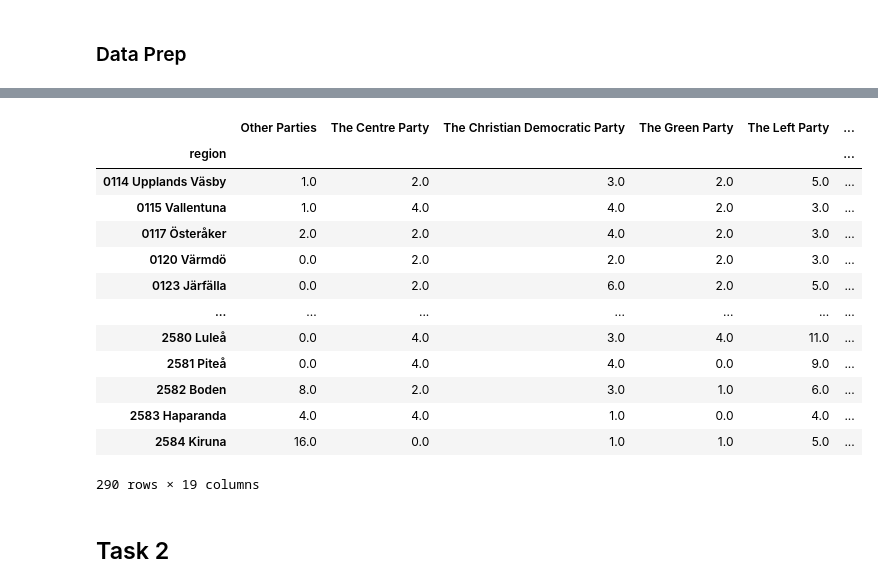
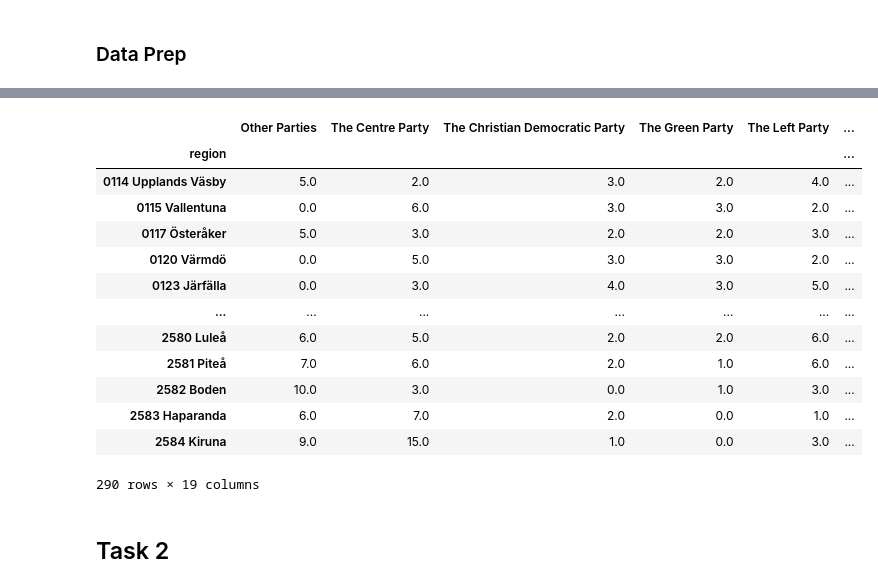
Before and after one commit to Keno-git/DS_assigment1, a Jupyter notebook: Assigment_1/Assigment_1.ipynb, the cells around one changed output, grey strips where cells are left out. Drawn from its saved outputs; the diff is of its cells as text; code cells hidden in the pictures.

```diff
--- a/Assigment_1/Assigment_1.ipynb
+++ b/Assigment_1/Assigment_1.ipynb
@@ -87,9 +87,7 @@ political_seats
 # %%
 income = pd.read_csv("../datasets/income_statements.csv", encoding="iso8859_10", header=1)
 # %%
-years = income.columns[2:].to_list()
-features = income["Income statement"].unique().tolist()
-features.append("region")
+income = income.drop("2022", axis=1)
 income = income.melt(id_vars=["region", "Income statement"], var_name="year", value_name="value")
 # %%
 income = income.replace("..", 0)
@@ -98,11 +112,22 @@ income["value"] = income["value"].astype(float)
 # %%
 #df.loc[df["Product Type"].isin(["Coffee", "Espresso"])].index.to_list()
 regions =  income["region"].unique().tolist()
-print(regions)
-vf = income.loc[income.loc[income["region"].isin(['0114 Upplands Väsby'])].index.to_list(), ["region", "year", "value"]]
-vf.loc[0::10]
+#print(regions)
+#vf = income.loc[income.loc[income["region"].isin(['0114 Upplands Väsby'])].index.to_list(), ["region", "year", "value"]]
+#vf.loc[0::10][4:4]
+#vf.loc[0::10]
 #print(vf.loc[0::10][4*8:4*8+1:]["value"])#[start:stop:step]
-#for reg in regions:
-#  vf = income.loc[income.loc[income["region"].isin([reg])].index.to_list(), ["region", "year", "value"]]
-#  for i in range(10 - 1): # len featuers
-#    print(vf.loc[0::10][4*i:4*i+1:]["value"].mean())#[start:stop:step]
+tmp = pd.DataFrame(columns=income.columns.to_list())
+for reg in regions:
+  vf = income.loc[income.loc[income["region"].isin([reg])].index.to_list()]
+  vf = vf.reset_index()
+  for feat in range(10): # len featuers
+    fea_df = vf.loc[feat::10].reset_index()
+    for i in range(int(len(fea_df["year"])/4)):
+      row = pd.DataFrame([{
+        "region":fea_df.loc[i, "region"],
+        "Income statement": fea_df.loc[i, "Income statement"],
+        "year":fea_df.loc[i*4, "year"],
+        "value":fea_df.loc[4*i:4*(i+1)]["value"].mean()
+        }])
+      tmp = pd.concat([tmp, row])
@@ -127,0 +134,2 @@ vf.loc[0::10]
+# %%
+tmp  = tmp.reset_index().drop("index", axis=1)
@@ -128,5 +152,5 @@ vf.loc[0::10]
 # %%
-income = income.pivot_table(index=["year", "region"], columns="Income statement", values="value")
+income = tmp.pivot_table(index=["year", "region"], columns="Income statement", values="value")
 income
 # %% [output]
 |  | Income statement | Financial costs | Financial income | General grants and equalisation g... | Net profit/loss after financial i... | ... |
@@ -183,19 +207,19 @@ df
 # %%
-df.loc['1998']
+df.loc['2018']
 # %% [output]
 |  | Other Parties | The Centre Party | The Christian Democratic Party | The Green Party | The Left Party | ... |
 | region |  |  |  |  |  | ... |
-| 0114 Upplands Väsby | 1.0 | 2.0 | 3.0 | 2.0 | 5.0 | ... |
-| 0115 Vallentuna | 1.0 | 4.0 | 4.0 | 2.0 | 3.0 | ... |
-| 0117 Österåker | 2.0 | 2.0 | 4.0 | 2.0 | 3.0 | ... |
-| 0120 Värmdö | 0.0 | 2.0 | 2.0 | 2.0 | 3.0 | ... |
-| 0123 Järfälla | 0.0 | 2.0 | 6.0 | 2.0 | 5.0 | ... |
+| 0114 Upplands Väsby | 5.0 | 2.0 | 3.0 | 2.0 | 4.0 | ... |
+| 0115 Vallentuna | 0.0 | 6.0 | 3.0 | 3.0 | 2.0 | ... |
+| 0117 Österåker | 5.0 | 3.0 | 2.0 | 2.0 | 3.0 | ... |
+| 0120 Värmdö | 0.0 | 5.0 | 3.0 | 3.0 | 2.0 | ... |
+| 0123 Järfälla | 0.0 | 3.0 | 4.0 | 3.0 | 5.0 | ... |
 | ... | ... | ... | ... | ... | ... | ... |
-| 2580 Luleå | 0.0 | 4.0 | 3.0 | 4.0 | 11.0 | ... |
-| 2581 Piteå | 0.0 | 4.0 | 4.0 | 0.0 | 9.0 | ... |
-| 2582 Boden | 8.0 | 2.0 | 3.0 | 1.0 | 6.0 | ... |
-| 2583 Haparanda | 4.0 | 4.0 | 1.0 | 0.0 | 4.0 | ... |
-| 2584 Kiruna | 16.0 | 0.0 | 1.0 | 1.0 | 5.0 | ... |
+| 2580 Luleå | 6.0 | 5.0 | 2.0 | 2.0 | 6.0 | ... |
+| 2581 Piteå | 7.0 | 6.0 | 2.0 | 1.0 | 6.0 | ... |
+| 2582 Boden | 10.0 | 3.0 | 0.0 | 1.0 | 3.0 | ... |
+| 2583 Haparanda | 6.0 | 7.0 | 2.0 | 0.0 | 1.0 | ... |
+| 2584 Kiruna | 9.0 | 15.0 | 1.0 | 0.0 | 3.0 | ... |
 290 rows × 19 columns
 # %% [markdown]
 ## Task 2
```
Also changed, not shown: parts of 6 cells of this notebook.
